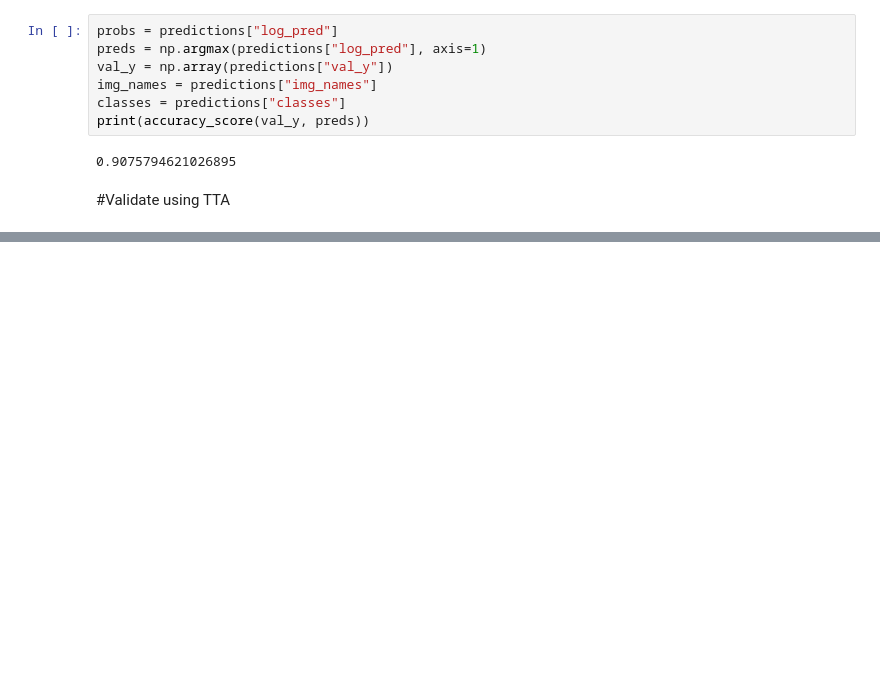
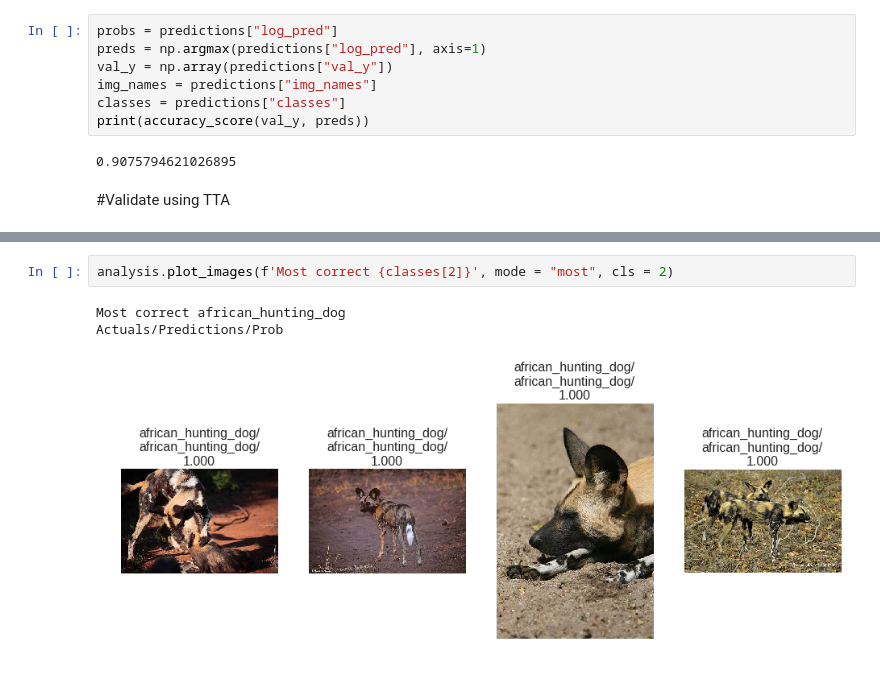
Before and after one commit to stanimman/Fast_ai, a Jupyter notebook: Dog_Breed_Dataset_with_py.ipynb, the cells around one changed output, grey strips where cells are left out. Saved outputs shown, nothing was run; the diff lists cells and outputs as text; blank space fills up the shorter version.

```diff
--- a/Dog_Breed_Dataset_with_py.ipynb
+++ b/Dog_Breed_Dataset_with_py.ipynb
@@ -389,0 +430,6 @@ print(accuracy_score(val_y, preds))
+# %%
+analysis.plot_images(f'Most correct {classes[2]}', mode = "most", cls = 2)
+# %% [output]
+Most correct african_hunting_dog
+Actuals/Predictions/Prob
+[figure, added]
```
Also changed, not shown: parts of 8 cells of this notebook.
